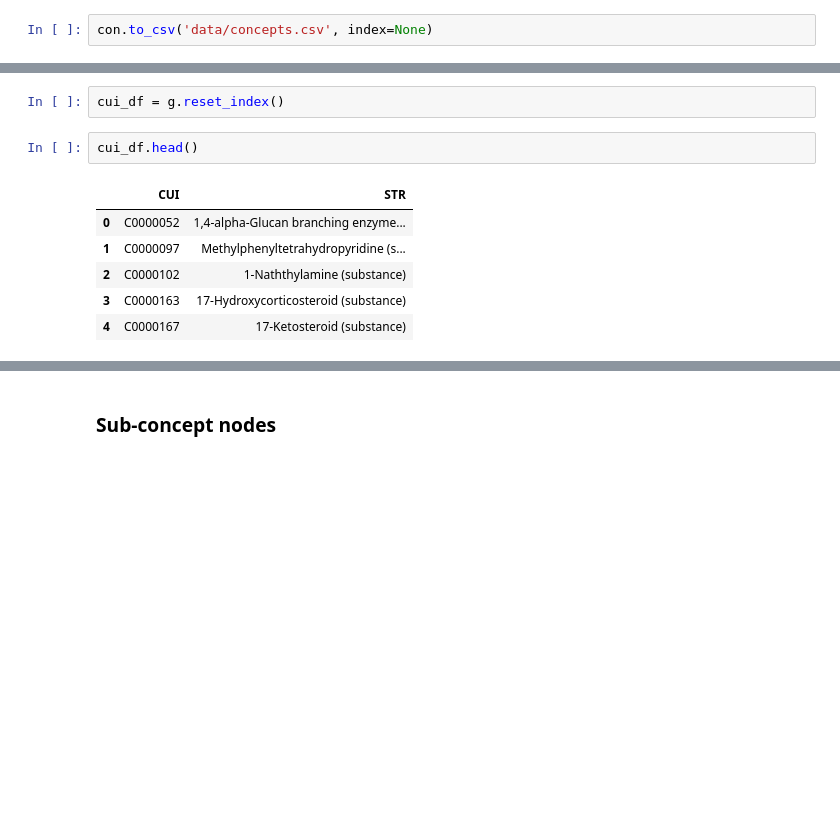
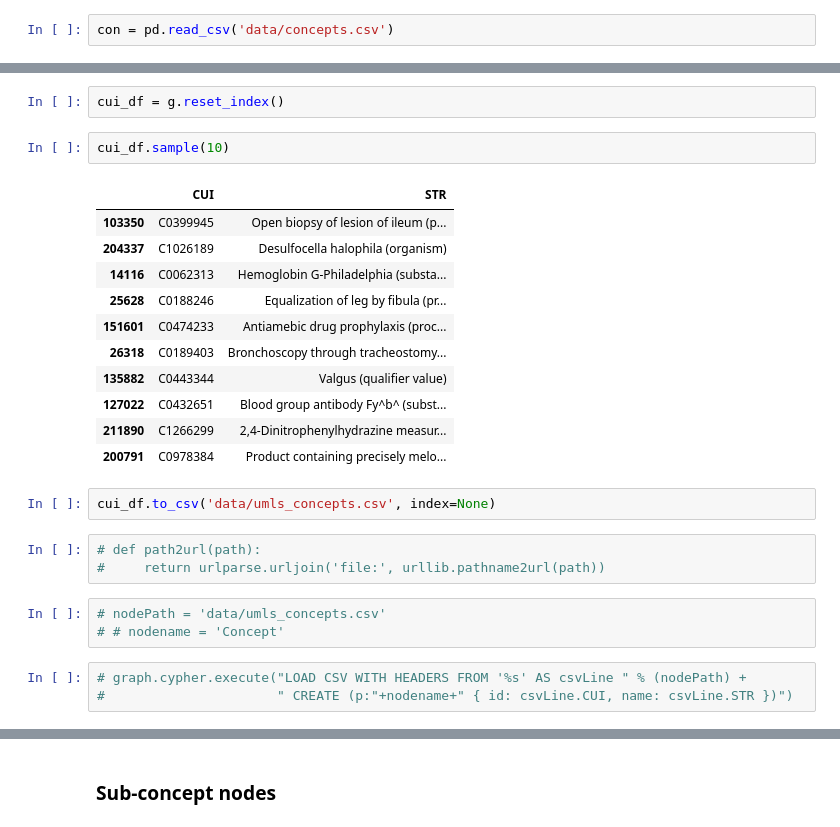
Before and after one commit to wtgme/snomed, a Jupyter notebook: neo4j_graph.ipynb, the cells around one changed output, grey strips where cells are left out. Cells and saved outputs as stored; diff of their text form; blank space fills up the shorter version.

```diff
--- a/neo4j_graph.ipynb
+++ b/neo4j_graph.ipynb
@@ -48,17 +36,33 @@ con.shape
 # %%
-con.to_csv('data/concepts.csv', index=None)
+con = pd.read_csv('data/concepts.csv')
 # %% [markdown]
 ### Concept nodes
 # %%
 g = con.groupby('CUI')['STR'].apply(lambda x: ' | '.join(list(np.unique(x))))
 # %%
 cui_df = g.reset_index()
-# %%
-cui_df.head()
-# %% [output]
-|  | CUI | STR |
-| 0 | C0000052 | 1,4-alpha-Glucan branching enzyme... |
-| 1 | C0000097 | Methylphenyltetrahydropyridine (s... |
-| 2 | C0000102 | 1-Naththylamine (substance) |
-| 3 | C0000163 | 17-Hydroxycorticosteroid (substance) |
-| 4 | C0000167 | 17-Ketosteroid (substance) |
+# %%
+cui_df.sample(10)
+# %% [output]
+|  | CUI | STR |
+| 103350 | C0399945 | Open biopsy of lesion of ileum (p... |
+| 204337 | C1026189 | Desulfocella halophila (organism) |
+| 14116 | C0062313 | Hemoglobin G-Philadelphia (substa... |
+| 25628 | C0188246 | Equalization of leg by fibula (pr... |
+| 151601 | C0474233 | Antiamebic drug prophylaxis (proc... |
+| 26318 | C0189403 | Bronchoscopy through tracheostomy... |
+| 135882 | C0443344 | Valgus (qualifier value) |
+| 127022 | C0432651 | Blood group antibody Fy^b^ (subst... |
+| 211890 | C1266299 | 2,4-Dinitrophenylhydrazine measur... |
+| 200791 | C0978384 | Product containing precisely melo... |
+# %%
+cui_df.to_csv('data/umls_concepts.csv', index=None)
+# %%
+# def path2url(path):
+#     return urlparse.urljoin('file:', urllib.pathname2url(path))
+# %%
+# nodePath = 'data/umls_concepts.csv'
+# # nodename = 'Concept'
+# %%
+# graph.cypher.execute("LOAD CSV WITH HEADERS FROM '%s' AS csvLine " % (nodePath) +
+#                      " CREATE (p:"+nodename+" { id: csvLine.CUI, name: csvLine.STR })")
```
Also changed, not shown: parts of 39 cells of this notebook, 2 other files.
